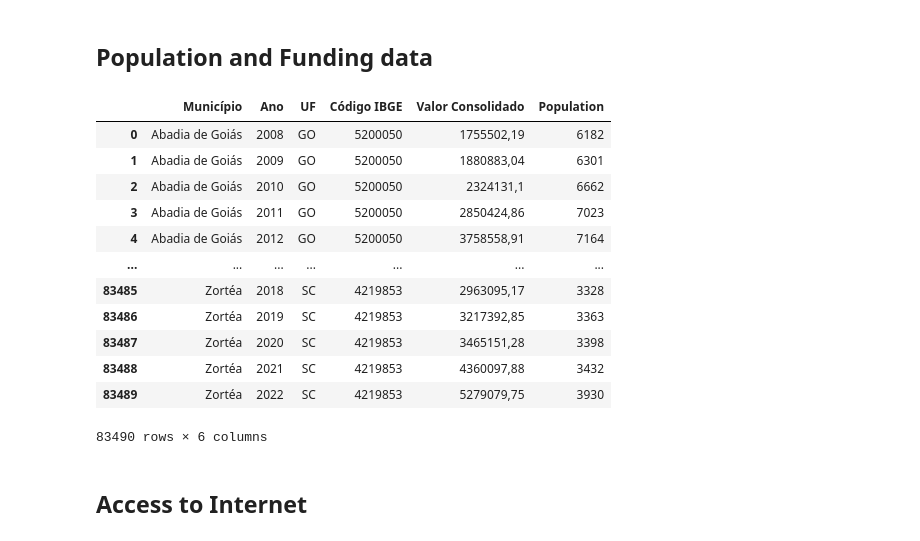
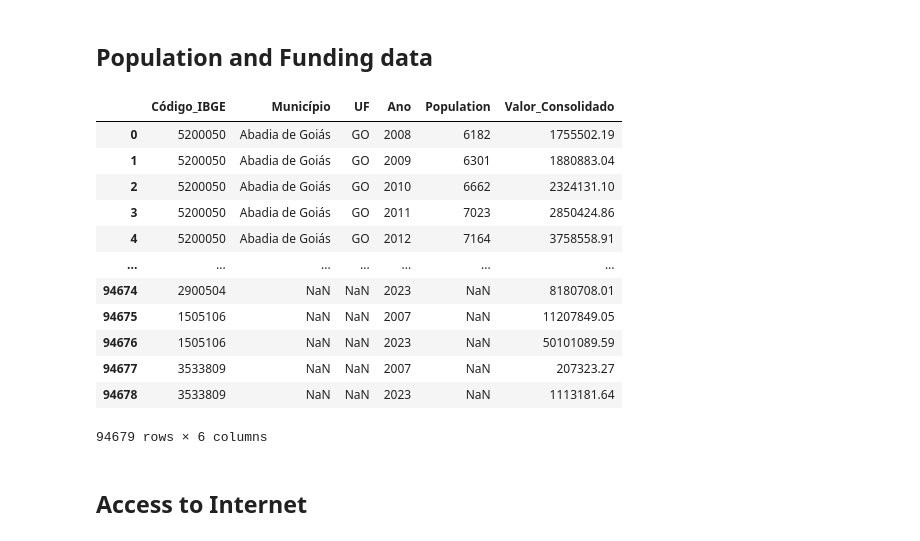
Before and after one commit to anandxrfeu/schooling_resource_predicter_data, a Jupyter notebook: notebooks/Test (Anand).ipynb, the cells around one changed output. Saved outputs shown, nothing was run; the diff lists cells and outputs as text; code cells hidden in the pictures.

```diff
--- a/notebooks/Test (Anand).ipynb
+++ b/notebooks/Test (Anand).ipynb
@@ -21,21 +21,21 @@ pd.read_csv("../transformed_data/school_infrastructure_and_performance.csv")
 # %% [markdown]
 ## Population and Funding data
 # %%
-pd.read_csv("../transformed_data/funding_and_population.csv", sep=";")
+pd.read_csv("../transformed_data/funding_and_population.csv")
 # %% [output]
-|  | Município | Ano | UF | Código IBGE | Valor Consolidado | Population |
-| 0 | Abadia de Goiás | 2008 | GO | 5200050 | 1755502,19 | 6182 |
-| 1 | Abadia de Goiás | 2009 | GO | 5200050 | 1880883,04 | 6301 |
-| 2 | Abadia de Goiás | 2010 | GO | 5200050 | 2324131,1 | 6662 |
-| 3 | Abadia de Goiás | 2011 | GO | 5200050 | 2850424,86 | 7023 |
-| 4 | Abadia de Goiás | 2012 | GO | 5200050 | 3758558,91 | 7164 |
+|  | Código_IBGE | Município | UF | Ano | Population | Valor_Consolidado |
+| 0 | 5200050 | Abadia de Goiás | GO | 2008 | 6182 | 1755502.19 |
+| 1 | 5200050 | Abadia de Goiás | GO | 2009 | 6301 | 1880883.04 |
+| 2 | 5200050 | Abadia de Goiás | GO | 2010 | 6662 | 2324131.10 |
+| 3 | 5200050 | Abadia de Goiás | GO | 2011 | 7023 | 2850424.86 |
+| 4 | 5200050 | Abadia de Goiás | GO | 2012 | 7164 | 3758558.91 |
 | ... | ... | ... | ... | ... | ... | ... |
-| 83485 | Zortéa | 2018 | SC | 4219853 | 2963095,17 | 3328 |
-| 83486 | Zortéa | 2019 | SC | 4219853 | 3217392,85 | 3363 |
-| 83487 | Zortéa | 2020 | SC | 4219853 | 3465151,28 | 3398 |
-| 83488 | Zortéa | 2021 | SC | 4219853 | 4360097,88 | 3432 |
-| 83489 | Zortéa | 2022 | SC | 4219853 | 5279079,75 | 3930 |
+| 94674 | 2900504 | NaN | NaN | 2023 | NaN | 8180708.01 |
+| 94675 | 1505106 | NaN | NaN | 2007 | NaN | 11207849.05 |
+| 94676 | 1505106 | NaN | NaN | 2023 | NaN | 50101089.59 |
+| 94677 | 3533809 | NaN | NaN | 2007 | NaN | 207323.27 |
+| 94678 | 3533809 | NaN | NaN | 2023 | NaN | 1113181.64 |
-83490 rows × 6 columns
+94679 rows × 6 columns
 # %% [markdown]
 ##  Access to Internet
 # %%
```
Also changed, not shown: parts of 2 cells of this notebook, 3 other files.
